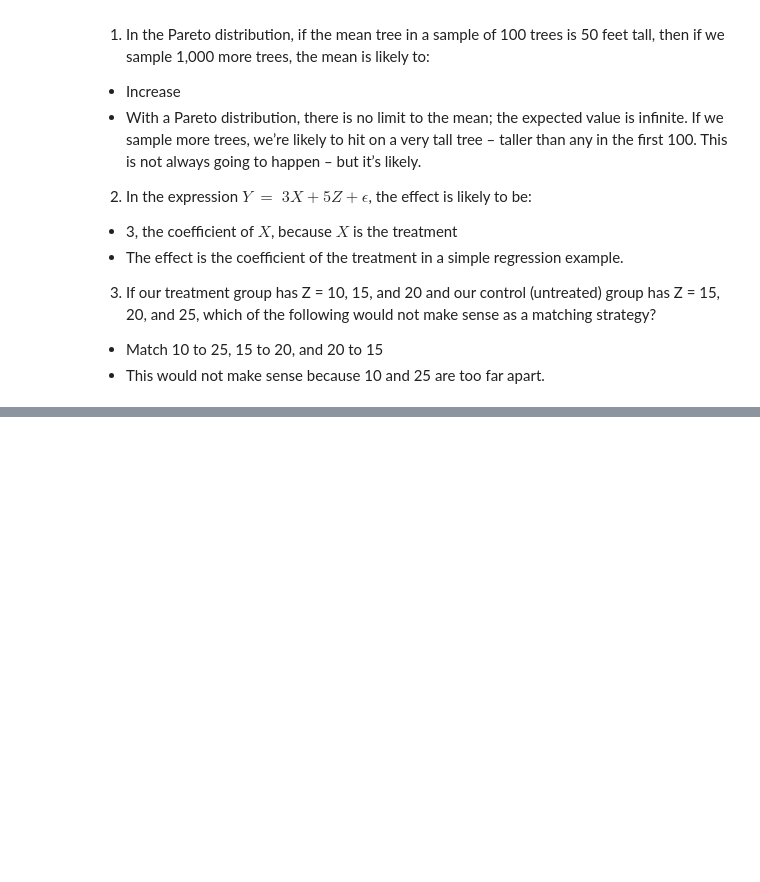
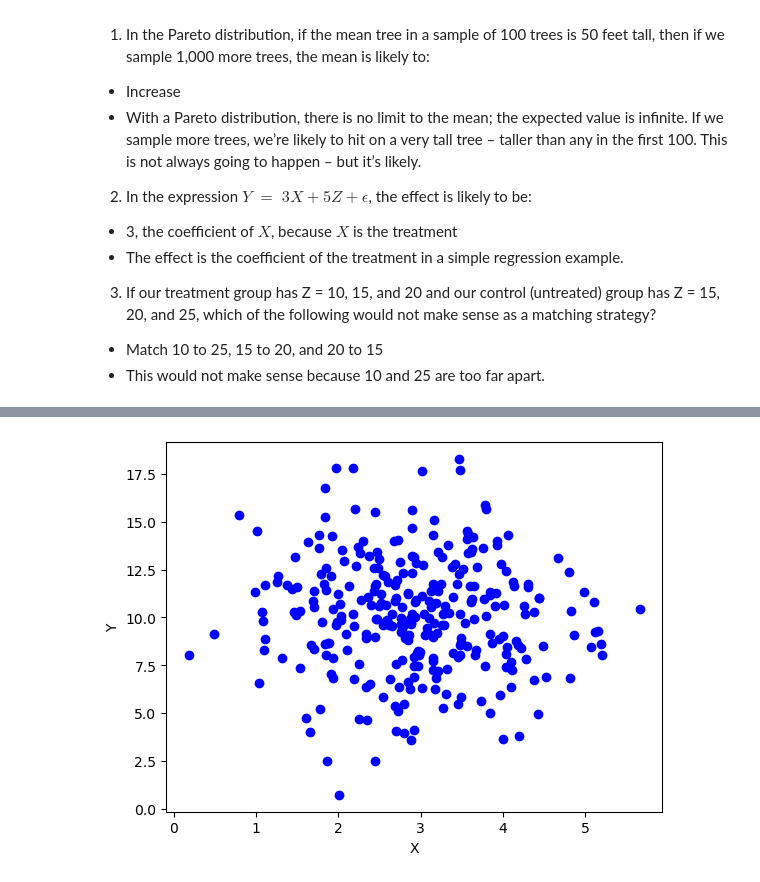
Before and after one commit to shmorhunmsds/summer_semester, a Jupyter notebook: experimental_design_and_causality/ED_week1.ipynb, the cells around one changed output, grey strips where cells are left out. Cells and saved outputs as stored; diff of their text form; code cells hidden in the pictures; blank space fills up the shorter version.

```diff
--- a/experimental_design_and_causality/ED_week1.ipynb
+++ b/experimental_design_and_causality/ED_week1.ipynb
@@ -315,0 +469,6 @@ Also, we have to decide exactly how to do the matching. Will we pick the one bes
+# %%
+# The effect of intervening on X
+np.random.seed(10)
+Z = np.random.normal(loc = 3, scale=1, size = 300).reshape(-1, 1)
+Y = 3*Z + np.random.normal(loc = 1, scale=0.5, size = 300).reshape(-1, 1)
+X = np.random.normal(loc = 3, scale=1, size = 300).reshape(-1, 1) #intervene on X
@@ -315,0 +483,8 @@ Also, we have to decide exactly how to do the matching. Will we pick the one bes
+# %%
+# Visualize the association
+plt.scatter(X, Y, color='blue')
+plt.xlabel('X')
+plt.ylabel('Y')
+plt.show()
+# %% [output]
+[figure, added]
```
Also changed, not shown: parts of 7 cells of this notebook, 4 other files.
